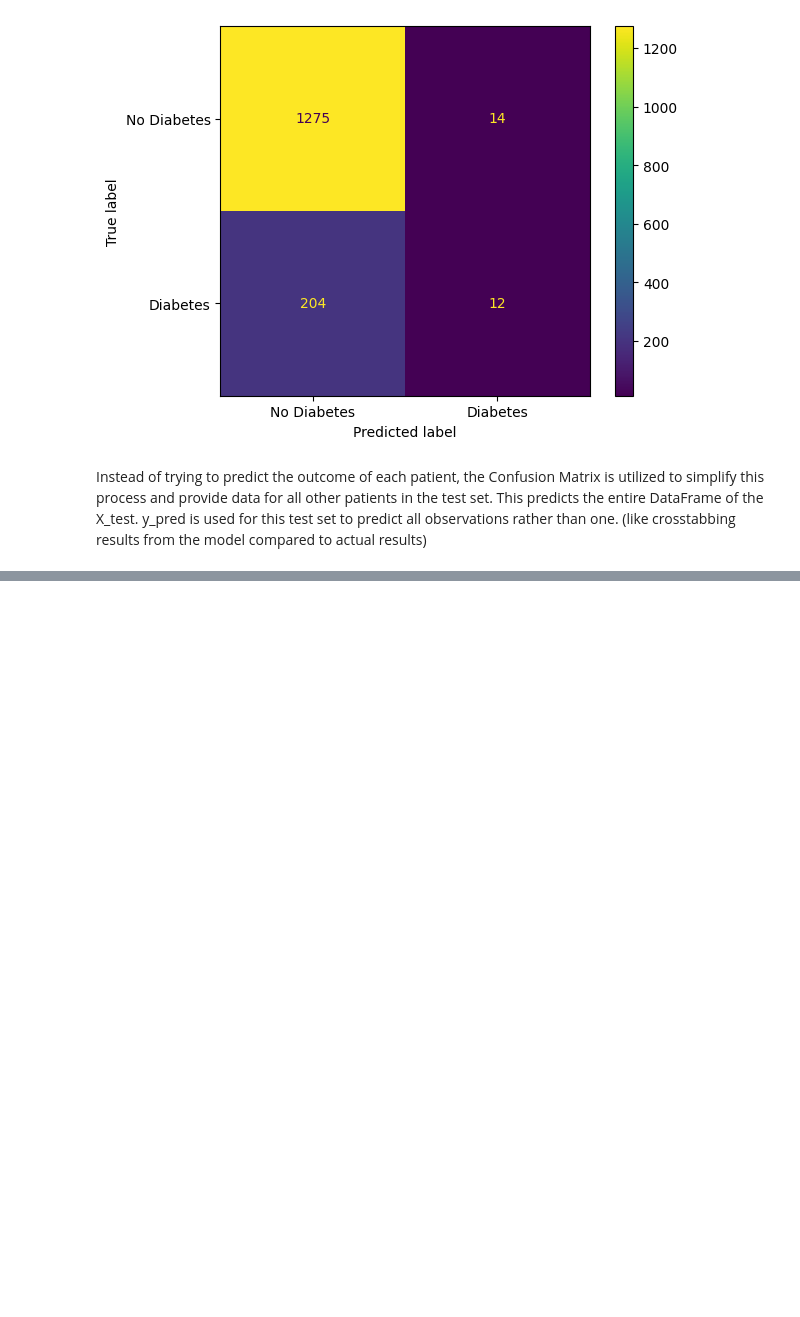
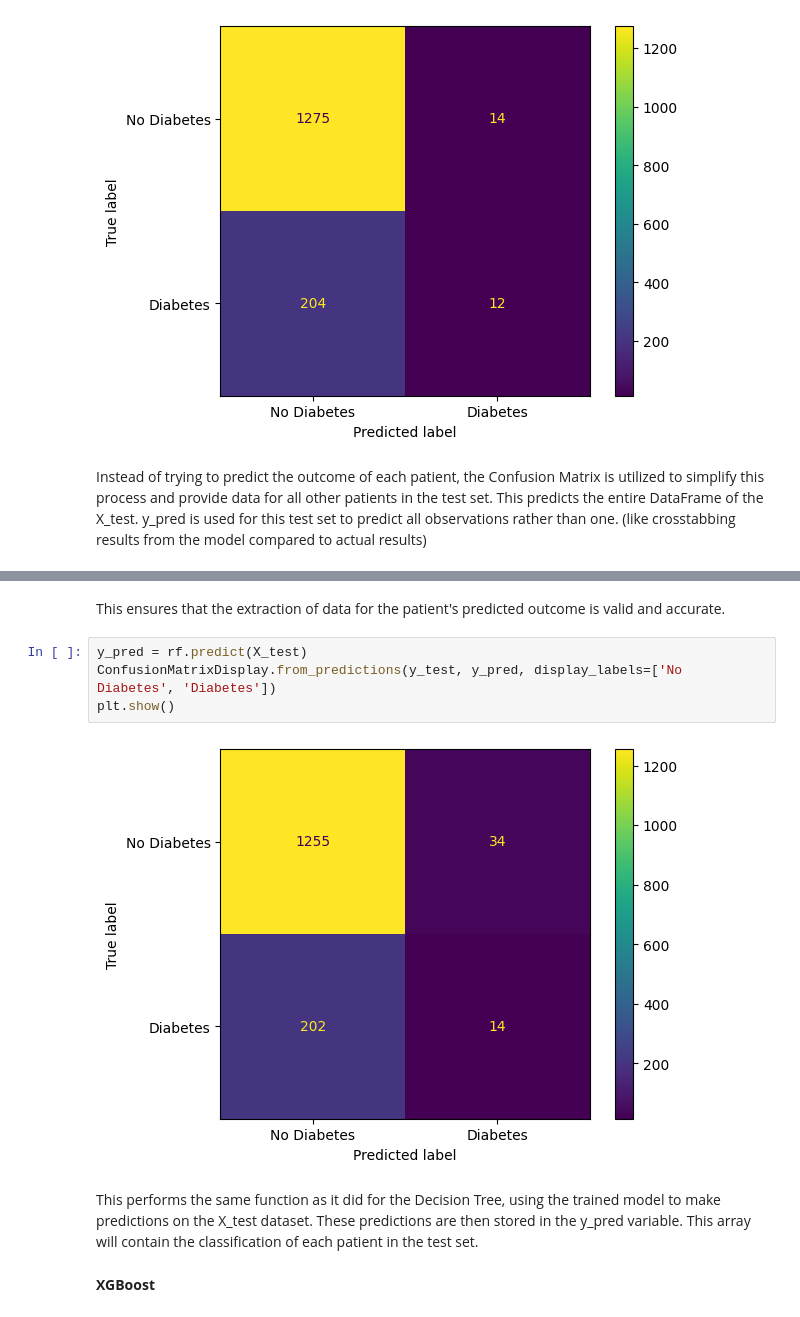
Before and after one commit to aamirahpersaud/DSC_110, a Jupyter notebook: week9_prediction.ipynb, the cells around one changed output, grey strips where cells are left out. Cells and saved outputs as stored; diff of their text form; blank space fills up the shorter version.

```diff
--- a/week9_prediction.ipynb
+++ b/week9_prediction.ipynb
@@ -206,0 +246,12 @@ Instead of trying to predict the outcome of each patient, the Confusion Matrix i
+# %% [markdown]
+This ensures that the extraction of data for the patient's predicted outcome is valid and accurate.
+# %%
+y_pred = rf.predict(X_test)
+ConfusionMatrixDisplay.from_predictions(y_test, y_pred, display_labels=['No Diabetes', 'Diabetes'])
+plt.show()
+# %% [output]
+[figure, added]
+# %% [markdown]
+This performs the same function as it did for the Decision Tree, using the trained model to make predictions on the X_test dataset. These predictions are then stored in the y_pred variable. This array will contain the classification of each patient in the test set.
+# %% [markdown]
+**XGBoost**
```
Also changed, not shown: parts of 24 cells of this notebook.
